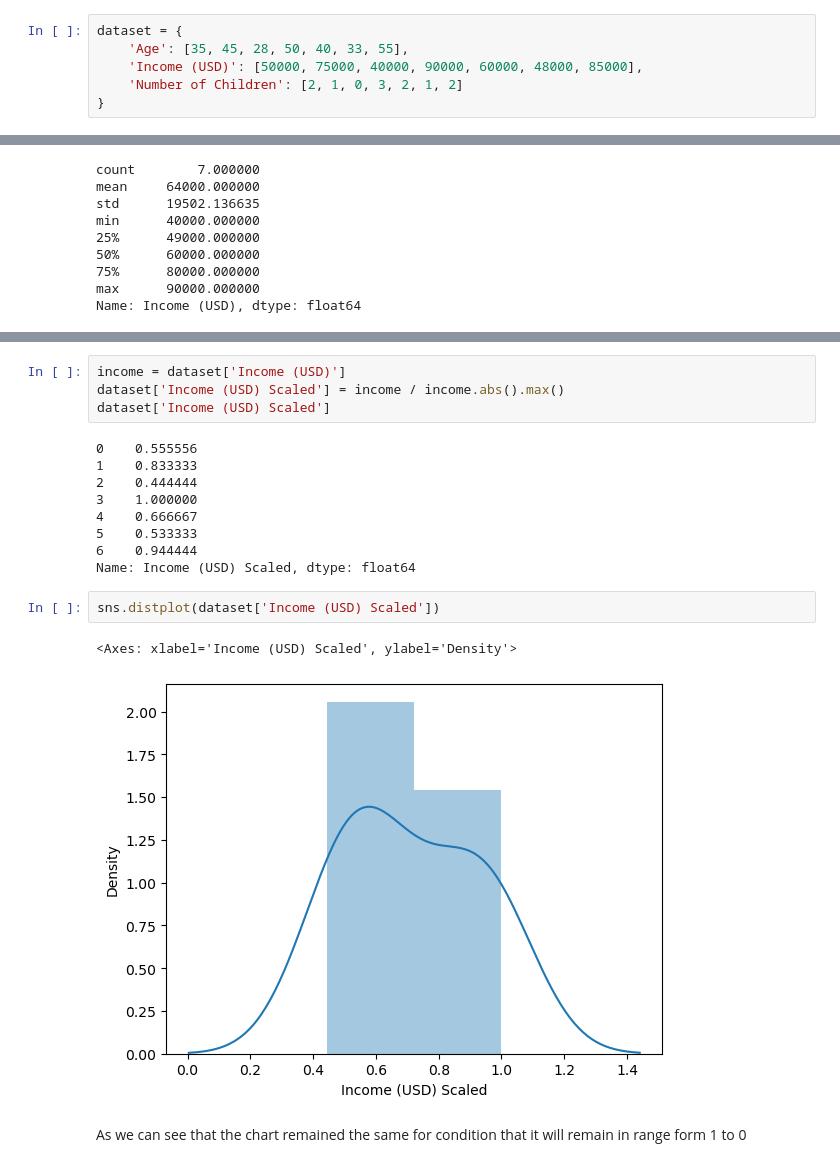
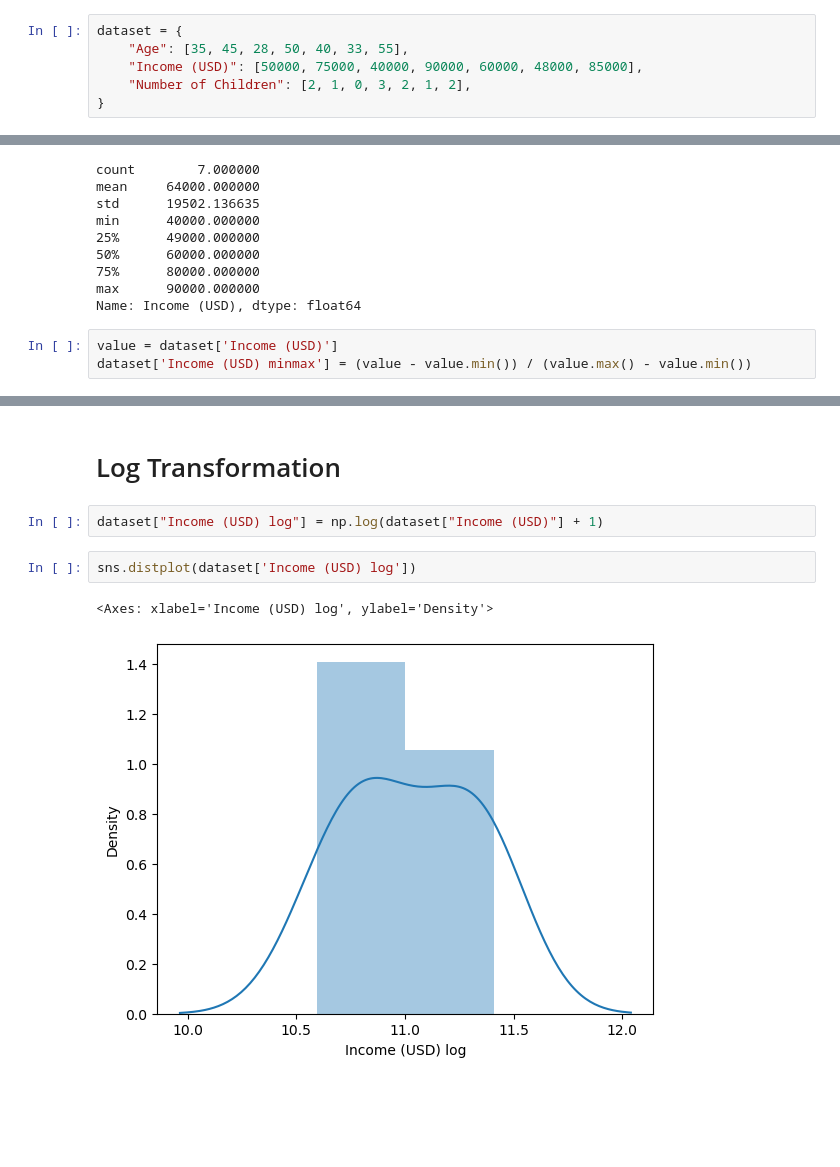
Before and after one commit to Asthaavermaa/Machine_Learning, a Jupyter notebook: Normalization/1_MaxScaling.ipynb, the cells around one changed output, grey strips where cells are left out. Cells and saved outputs as stored; diff of their text form; blank space fills up the shorter version.

```diff
--- a/Normalization/1_MaxScaling.ipynb
+++ b/Normalization/1_MaxScaling.ipynb
@@ -9,9 +10,9 @@ warnings.filterwarnings('ignore')
 # Max Absolute scaling
 # %%
 dataset = {
-    'Age': [35, 45, 28, 50, 40, 33, 55],
-    'Income (USD)': [50000, 75000, 40000, 90000, 60000, 48000, 85000],
-    'Number of Children': [2, 1, 0, 3, 2, 1, 2]
+    "Age": [35, 45, 28, 50, 40, 33, 55],
+    "Income (USD)": [50000, 75000, 40000, 90000, 60000, 48000, 85000],
+    "Number of Children": [2, 1, 0, 3, 2, 1, 2],
 }
 # %%
 dataset = pd.DataFrame(dataset)
@@ -52,3 +92,6 @@ min      40000.000000
 75%      80000.000000
 max      90000.000000
 Name: Income (USD), dtype: float64
+# %%
+value = dataset['Income (USD)']
+dataset['Income (USD) minmax'] = (value - value.min()) / (value.max() - value.min())
@@ -60,20 +115,9 @@ sns.distplot(dataset['Income (USD)'])
-# %%
-income = dataset['Income (USD)']
-dataset['Income (USD) Scaled'] = income / income.abs().max()
-dataset['Income (USD) Scaled']
-# %% [output]
-0    0.555556
-1    0.833333
-2    0.444444
-3    1.000000
-4    0.666667
-5    0.533333
-6    0.944444
-Name: Income (USD) Scaled, dtype: float64
+# %% [markdown]
+# Log Transformation
+# %%
+dataset["Income (USD) log"] = np.log(dataset["Income (USD)"] + 1)
 # %%
-sns.distplot(dataset['Income (USD) Scaled'])
+sns.distplot(dataset['Income (USD) log'])
 # %% [output]
-<Axes: xlabel='Income (USD) Scaled', ylabel='Density'>
+<Axes: xlabel='Income (USD) log', ylabel='Density'>
-[figure, old version]
+[figure, new version]
-# %% [markdown]
-As we can see that the chart remained the same for condition that it will remain in range form 1 to  0
```
Also changed, not shown: parts of 14 cells of this notebook.
